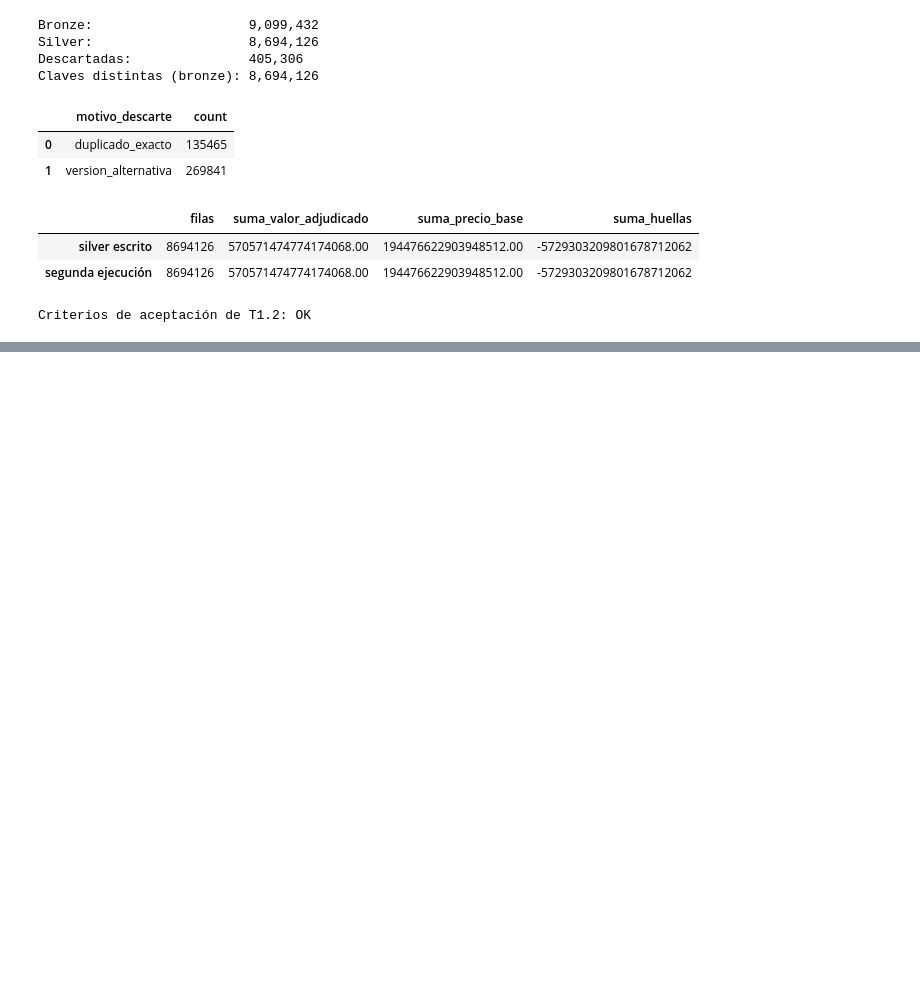
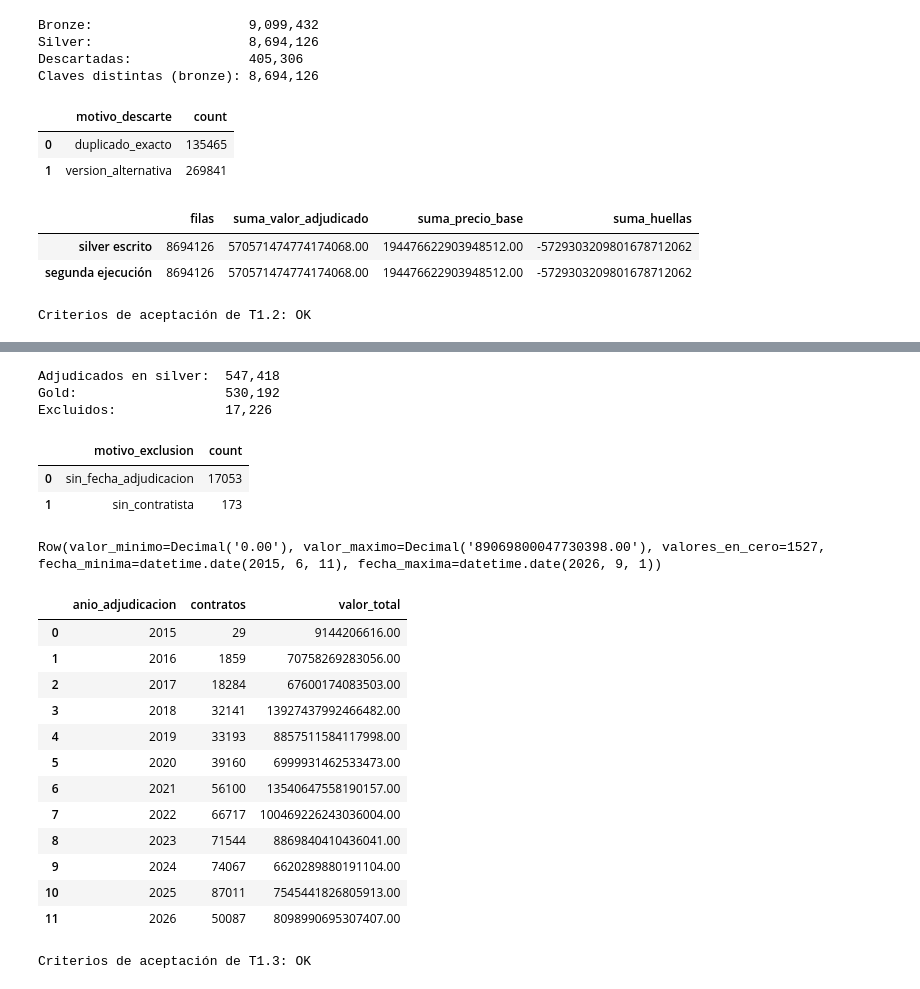
Before and after one commit to PalomaresJonatan13/pamd-secop, a Jupyter notebook: notebooks/04_corte3_silver_gold.ipynb, the cells around one changed output, grey strips where cells are left out. Cells and saved outputs as stored; diff of their text form; code cells hidden in the pictures; blank space fills up the shorter version.

```diff
--- a/notebooks/04_corte3_silver_gold.ipynb
+++ b/notebooks/04_corte3_silver_gold.ipynb
@@ -499,0 +636,55 @@ Criterios de aceptación de T1.2: OK
+# %%
+# T1.3 · Criterios de aceptación
+filas_gold = gold.count()
+filas_excluidas = excluidos.count()
+filas_adjudicadas_silver = adjudicados_silver.count()
+
+print(f"Adjudicados en silver:  {filas_adjudicadas_silver:,}")
+print(f"Gold:                   {filas_gold:,}")
+print(f"Excluidos:              {filas_excluidas:,}")
+assert filas_gold + filas_excluidas == filas_adjudicadas_silver, "Gold + excluidos no suma los adjudicados de silver"
+assert gold.select("id_del_proceso", "id_adjudicacion").distinct().count() == filas_gold, "Clave repetida en gold"
+
+# (3) Registros excluidos, por motivo
+display(pd.DataFrame([r.asDict() for r in excluidos.groupBy("motivo_exclusion").count().orderBy(F.desc("count")).collect()]))
+
+# (2) Valores y fechas fuera de rango
+rangos = gold.agg(
+    F.min("valor_total_adjudicacion").alias("valor_minimo"),
+    F.max("valor_total_adjudicacion").alias("valor_maximo"),
+    F.sum(F.when(F.col("valor_total_adjudicacion") == 0, 1).otherwise(0)).alias("valores_en_cero"),
+    F.min("fecha_adjudicacion").alias("fecha_minima"),
+    F.max("fecha_adjudicacion").alias("fecha_maxima"),
+).first()
+print(rangos)
+assert rangos["valor_minimo"] >= 0, "Hay valores adjudicados negativos"
+assert str(rangos["fecha_minima"]) >= "1900-01-01", "Hay fechas anteriores a 1900"
+assert str(rangos["fecha_maxima"]) <= FECHA_CORTE_DATOS, "Hay fechas posteriores al corte de los datos"
+
+# Contratos por año, para ver la cobertura temporal de gold
+display(pd.DataFrame([r.asDict() for r in gold.groupBy("anio_adjudicacion")
+                      .agg(F.count("*").alias("contratos"), F.sum("valor_total_adjudicacion").alias("valor_total"))
+                      .orderBy("anio_adjudicacion").collect()]))
+print("Criterios de aceptación de T1.3: OK")
+# %% [output]
+Adjudicados en silver:  547,418
+Gold:                   530,192
+Excluidos:              17,226
+|  | motivo_exclusion | count |
+| 0 | sin_fecha_adjudicacion | 17053 |
+| 1 | sin_contratista | 173 |
+Row(valor_minimo=Decimal('0.00'), valor_maximo=Decimal('89069800047730398.00'), valores_en_cero=1527, fecha_minima=datetime.date(2015, 6, 11), fecha_maxima=datetime.date(2026, 9, 1))
+|  | anio_adjudicacion | contratos | valor_total |
+| 0 | 2015 | 29 | 9144206616.00 |
+| 1 | 2016 | 1859 | 70758269283056.00 |
+| 2 | 2017 | 18284 | 67600174083503.00 |
+| 3 | 2018 | 32141 | 13927437992466482.00 |
+| 4 | 2019 | 33193 | 8857511584117998.00 |
+| 5 | 2020 | 39160 | 6999931462533473.00 |
+| 6 | 2021 | 56100 | 13540647558190157.00 |
+| 7 | 2022 | 66717 | 100469226243036004.00 |
+| 8 | 2023 | 71544 | 8869840410436041.00 |
+| 9 | 2024 | 74067 | 6620289880191104.00 |
+| 10 | 2025 | 87011 | 7545441826805913.00 |
+| 11 | 2026 | 50087 | 8098990695307407.00 |
+Criterios de aceptación de T1.3: OK
```
Also changed, not shown: parts of 10 cells of this notebook, 2 other files.
